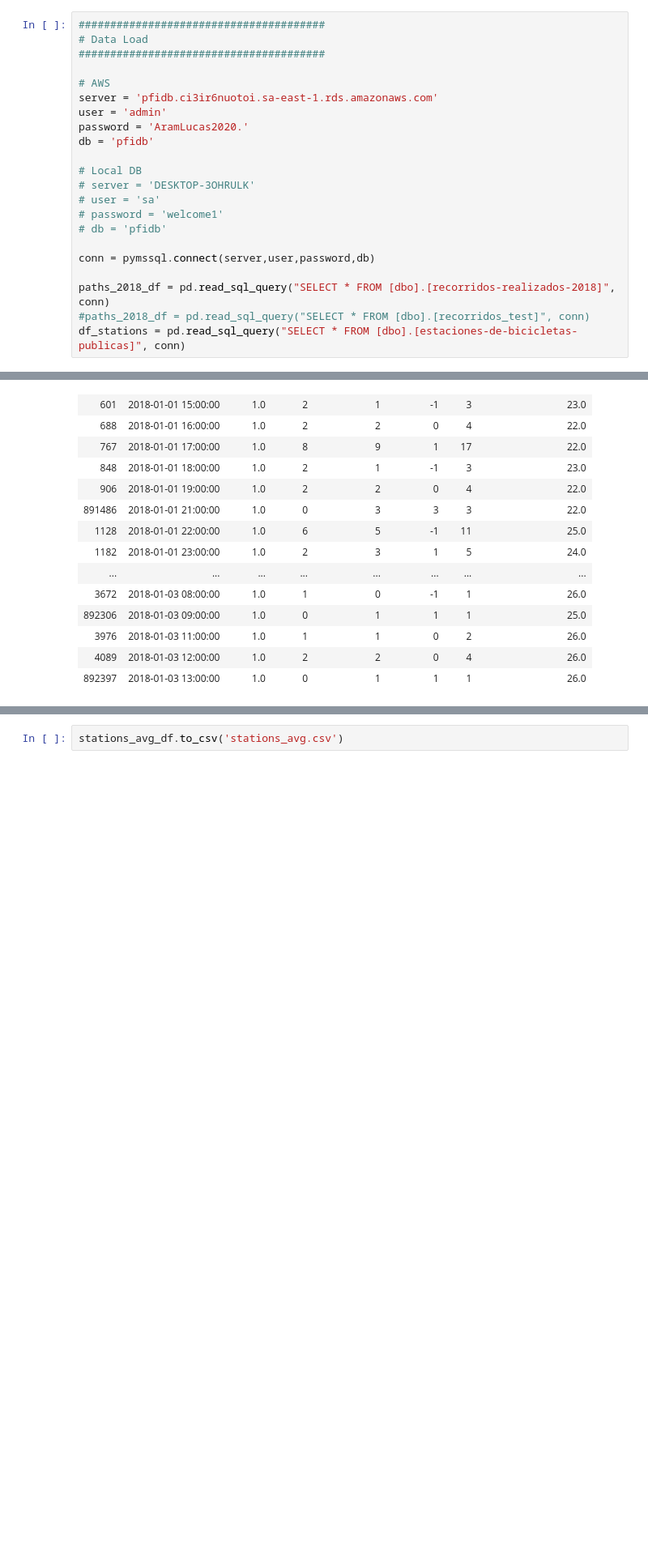
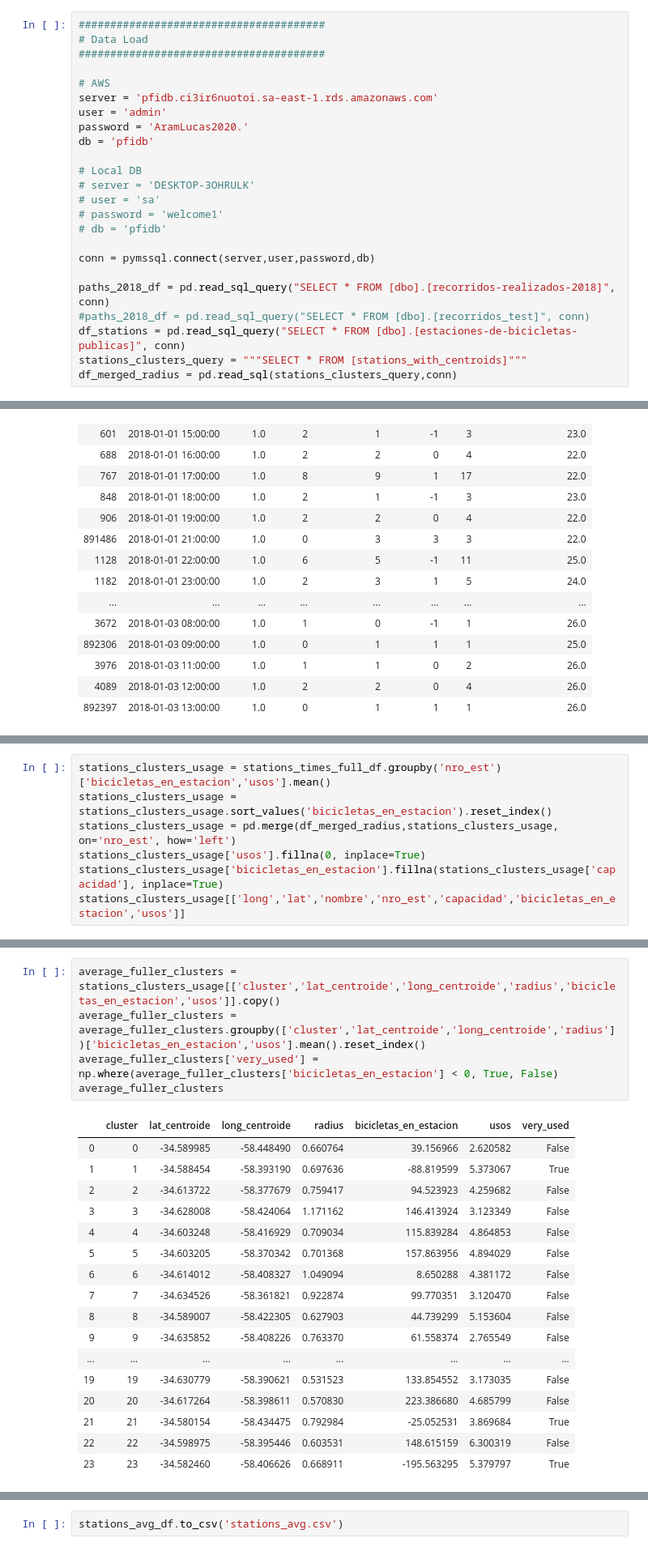
Before and after one commit to amorcecian/pfi, a Jupyter notebook: Dataset Analysis.ipynb, the cells around one changed output, grey strips where cells are left out. Shown at 81% size. Cells and saved outputs as stored; diff of their text form; blank space fills up the shorter version.

```diff
--- a/Dataset Analysis.ipynb
+++ b/Dataset Analysis.ipynb
@@ -29,6 +29,8 @@ conn = pymssql.connect(server,user,password,db)
 paths_2018_df = pd.read_sql_query("SELECT * FROM [dbo].[recorridos-realizados-2018]", conn)
 #paths_2018_df = pd.read_sql_query("SELECT * FROM [dbo].[recorridos_test]", conn)
 df_stations = pd.read_sql_query("SELECT * FROM [dbo].[estaciones-de-bicicletas-publicas]", conn)
+stations_clusters_query = """SELECT * FROM [stations_with_centroids]"""
+df_merged_radius = pd.read_sql(stations_clusters_query,conn)
 # %%
 def seconds_to_clock(x):
     x = random.randint(60,300)
@@ -280,0 +285,7 @@ stations_times_full_df[stations_times_full_df['nro_est']==1].head(30)
+# %%
+stations_clusters_usage = stations_times_full_df.groupby('nro_est')['bicicletas_en_estacion','usos'].mean()
+stations_clusters_usage = stations_clusters_usage.sort_values('bicicletas_en_estacion').reset_index()
+stations_clusters_usage = pd.merge(df_merged_radius,stations_clusters_usage, on='nro_est', how='left')
+stations_clusters_usage['usos'].fillna(0, inplace=True)
+stations_clusters_usage['bicicletas_en_estacion'].fillna(stations_clusters_usage['capacidad'], inplace=True)
+stations_clusters_usage[['long','lat','nombre','nro_est','capacidad','bicicletas_en_estacion','usos']]
@@ -280,0 +317,23 @@ stations_times_full_df[stations_times_full_df['nro_est']==1].head(30)
+# %%
+average_fuller_clusters = stations_clusters_usage[['cluster','lat_centroide','long_centroide','radius','bicicletas_en_estacion','usos']].copy()
+average_fuller_clusters = average_fuller_clusters.groupby(['cluster','lat_centroide','long_centroide','radius'])['bicicletas_en_estacion','usos'].mean().reset_index()
+average_fuller_clusters['very_used'] = np.where(average_fuller_clusters['bicicletas_en_estacion'] < 0, True, False)
+average_fuller_clusters
+# %% [output]
+|  | cluster | lat_centroide | long_centroide | radius | bicicletas_en_estacion | usos | very_used |
+| 0 | 0 | -34.589985 | -58.448490 | 0.660764 | 39.156966 | 2.620582 | False |
+| 1 | 1 | -34.588454 | -58.393190 | 0.697636 | -88.819599 | 5.373067 | True |
+| 2 | 2 | -34.613722 | -58.377679 | 0.759417 | 94.523923 | 4.259682 | False |
+| 3 | 3 | -34.628008 | -58.424064 | 1.171162 | 146.413924 | 3.123349 | False |
+| 4 | 4 | -34.603248 | -58.416929 | 0.709034 | 115.839284 | 4.864853 | False |
+| 5 | 5 | -34.603205 | -58.370342 | 0.701368 | 157.863956 | 4.894029 | False |
+| 6 | 6 | -34.614012 | -58.408327 | 1.049094 | 8.650288 | 4.381172 | False |
+| 7 | 7 | -34.634526 | -58.361821 | 0.922874 | 99.770351 | 3.120470 | False |
+| 8 | 8 | -34.589007 | -58.422305 | 0.627903 | 44.739299 | 5.153604 | False |
+| 9 | 9 | -34.635852 | -58.408226 | 0.763370 | 61.558374 | 2.765549 | False |
+| ... | ... | ... | ... | ... | ... | ... | ... |
+| 19 | 19 | -34.630779 | -58.390621 | 0.531523 | 133.854552 | 3.173035 | False |
+| 20 | 20 | -34.617264 | -58.398611 | 0.570830 | 223.386680 | 4.685799 | False |
+| 21 | 21 | -34.580154 | -58.434475 | 0.792984 | -25.052531 | 3.869684 | True |
+| 22 | 22 | -34.598975 | -58.395446 | 0.603531 | 148.615159 | 6.300319 | False |
+| 23 | 23 | -34.582460 | -58.406626 | 0.668911 | -195.563295 | 5.379797 | True |
```
Also changed, not shown: parts of 6 cells of this notebook, 2 other files.
